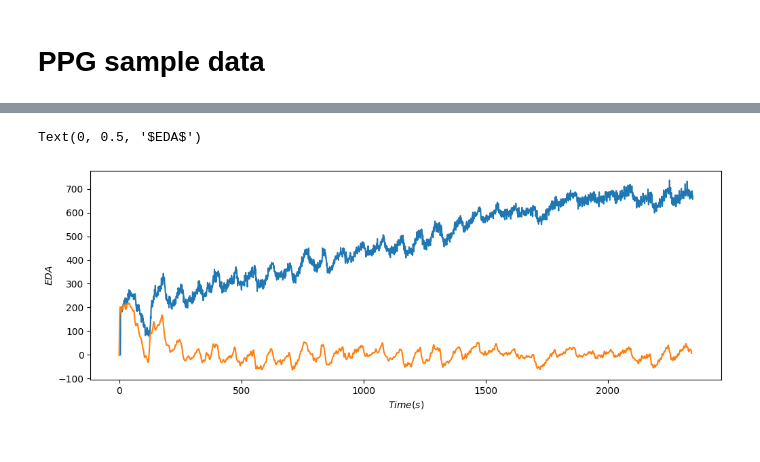
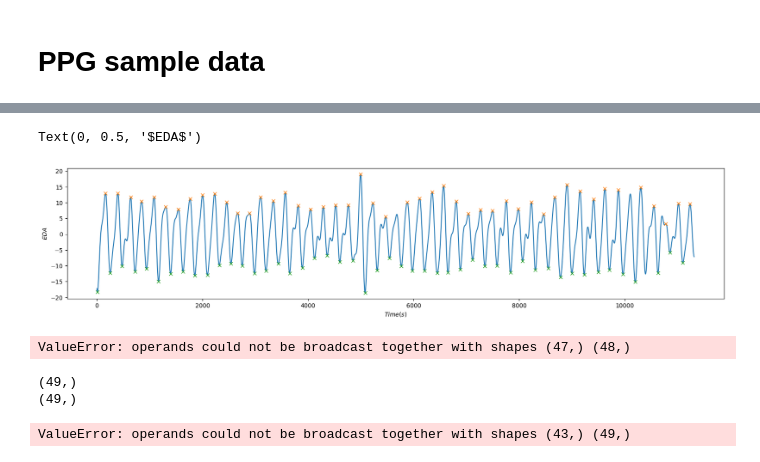
Before and after one commit to aacudad/EPO4-C2, a Jupyter notebook: PPG_preprocessing.ipynb, the cells around one changed output, grey strips where cells are left out. Cells and saved outputs as stored; diff of their text form; code cells hidden in the pictures.

```diff
--- a/PPG_preprocessing.ipynb
+++ b/PPG_preprocessing.ipynb
@@ -286,21 +311,46 @@ Text(0, 0.5, '$EDA$')
+# %%
+# Parameters
+order = 4
+frequency = np.array([1,2.5])
+#frequency = 0.5
+sampling_rate = 300
+frequency = frequency / (sampling_rate / 2)  # Normalize frequency to Nyquist Frequency (Fs/2).
+
+# Filtering
+b, a = scipy.signal.butter(order, frequency, btype='bandpass')
+ir_filt = scipy.signal.filtfilt(b, a, ir_data_clean, axis=0)
+
+peaks_ir, _ = find_peaks(ir_filt, height=0, distance=0.5*fs)
+peaks_ir_min, _ = find_peaks(-ir_filt, height=0, distance=0.5*fs)
+
+ir_filt = scipy.signal.filtfilt(b, a, ir_data_clean, axis=0)[peaks_ir_min[0]-10:peaks_ir_min[-1]]
+peaks_ir, _ = find_peaks(np.array(ir_filt), height=0, distance=0.5*fs)
+peaks_ir_min, _ = find_peaks(-ir_filt, height=0, distance=0.5*fs)
+
+# plot
+plt.figure(figsize=(20,4))
+#plt.plot(ir_data-ir_data.iloc[0,0])
+#plt.plot(ir_filt)
+plt.plot(ir_filt)
+plt.plot(peaks_ir, ir_filt[peaks_ir], "x")
+plt.plot(peaks_ir_min, ir_filt[peaks_ir_min], "x")
+# labels and titles
+plt.xlabel('$Time (s)$')
+plt.ylabel('$EDA$')
+# %% [output]
+Text(0, 0.5, '$EDA$')
+[figure, added]
+# %%
+AC_ir = ir_filt[peaks_ir][:] - ir_filt[peaks_ir_min][:]
+print(AC_ir)
+# %% [output]
+ValueError: operands could not be broadcast together with shapes (47,) (48,)
 # %%
 # Parameters
-order = 3
-frequency = 0.3
-sampling_rate = 300
+frequency = 0.5
 frequency = frequency / (sampling_rate / 2)  # Normalize frequency to Nyquist Frequency (Fs/2).
-
 # Filtering
-b, a = scipy.signal.butter(order, frequency, btype='high')
+b, a = scipy.signal.butter(order, frequency, btype='low')
 ir_filt = scipy.signal.filtfilt(b, a, ir_data_clean, axis=0)
 
-# plot
-plt.figure(figsize=(12,4))
-plt.plot(ir_data-ir_data.iloc[0,0])
-plt.plot(ir_filt)
-# labels and titles
-plt.xlabel('$Time (s)$')
-plt.ylabel('$EDA$')
+DC_ir = ir_filt
-# %% [output]
-Text(0, 0.5, '$EDA$')
-[figure, removed]
@@ -309,0 +357,21 @@ ir_feat = bvp_feat(ir_filt)
+# %%
+DC_mean_red_l = np.empty(0)
+DC_mean_ir_l = np.empty(0)
+for i in range(peaks_red_min.size):
+    DC_mean_red = np.mean(DC_red[peaks_red_min[i]-100:peaks_red_min[i]+100])
+    DC_mean_red_l = np.append(DC_mean_red_l, DC_mean_red)
+    DC_mean_ir = np.mean(DC_ir[peaks_red_min[i]-100:peaks_red_min[i]+100])
+    DC_mean_ir_l = np.append(DC_mean_ir_l, DC_mean_ir)
+
+print(DC_mean_red_l.shape)
+print(DC_mean_ir_l.shape)
+# %% [output]
+(49,)
+(49,)
+# %%
+R = (AC_red[:] - DC_mean_red_l[:]) / (AC_ir[:] - DC_mean_ir_l[:])
+SPO2 = 104 - 17 * R
+
+plt.plot(SPO2)
+# %% [output]
+ValueError: operands could not be broadcast together with shapes (43,) (49,)
```
Also changed, not shown: parts of 14 cells of this notebook, 10 other files.
